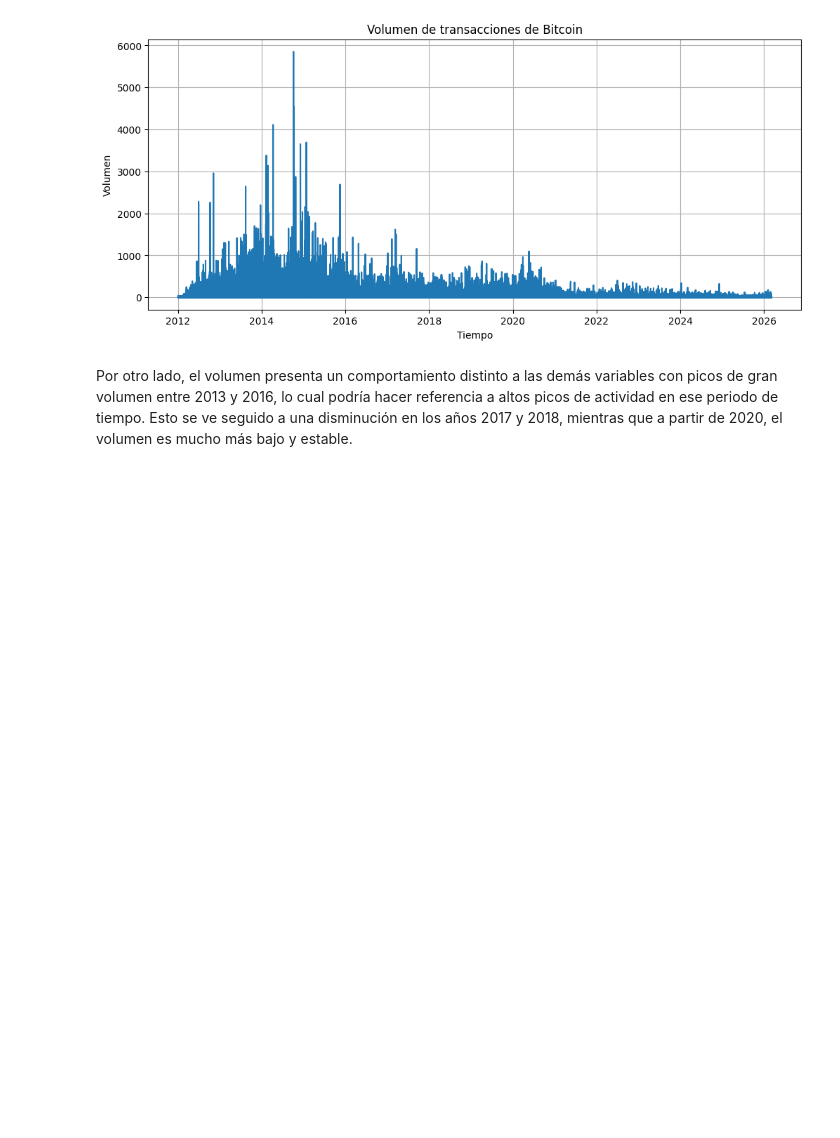
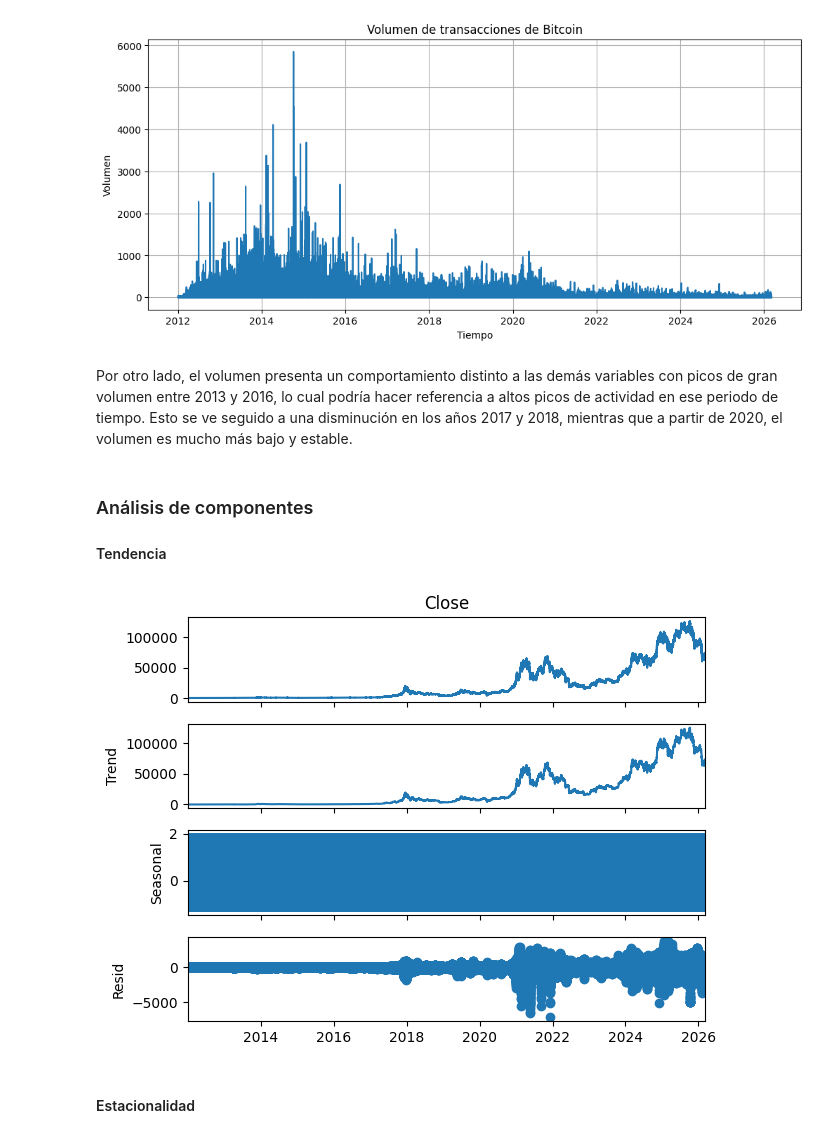
Before and after one commit to T1fff/Proyecto-Investigacion-Bitcoin, a Jupyter notebook: index.ipynb, the cells around one changed output. Saved outputs shown, nothing was run; the diff lists cells and outputs as text; code cells hidden in the pictures; blank space fills up the shorter version.

```diff
--- a/index.ipynb
+++ b/index.ipynb
@@ -252,3 +252,22 @@ plt.show()
 [figure]
 # %% [markdown]
 Por otro lado, el volumen presenta un comportamiento distinto a las demás variables con picos de gran volumen entre 2013 y 2016, lo cual podría hacer referencia a altos picos de actividad en ese periodo de tiempo. Esto se ve seguido a una disminución en los años 2017 y 2018, mientras que a partir de 2020, el volumen es mucho más bajo y estable.
+# %% [markdown]
+### Análisis de componentes
+#### Tendencia
+# %%
+df = df.sort_values('TimestampConventional')
+
+from statsmodels.tsa.seasonal import seasonal_decompose
+
+serie = df.set_index('TimestampConventional')['Close']
+
+decomposition = seasonal_decompose(serie, model='additive', period=365)
+
+decomposition.plot()
+plt.tight_layout()
+plt.show()
+# %% [output]
+[figure, added]
+# %% [markdown]
+#### Estacionalidad
```
